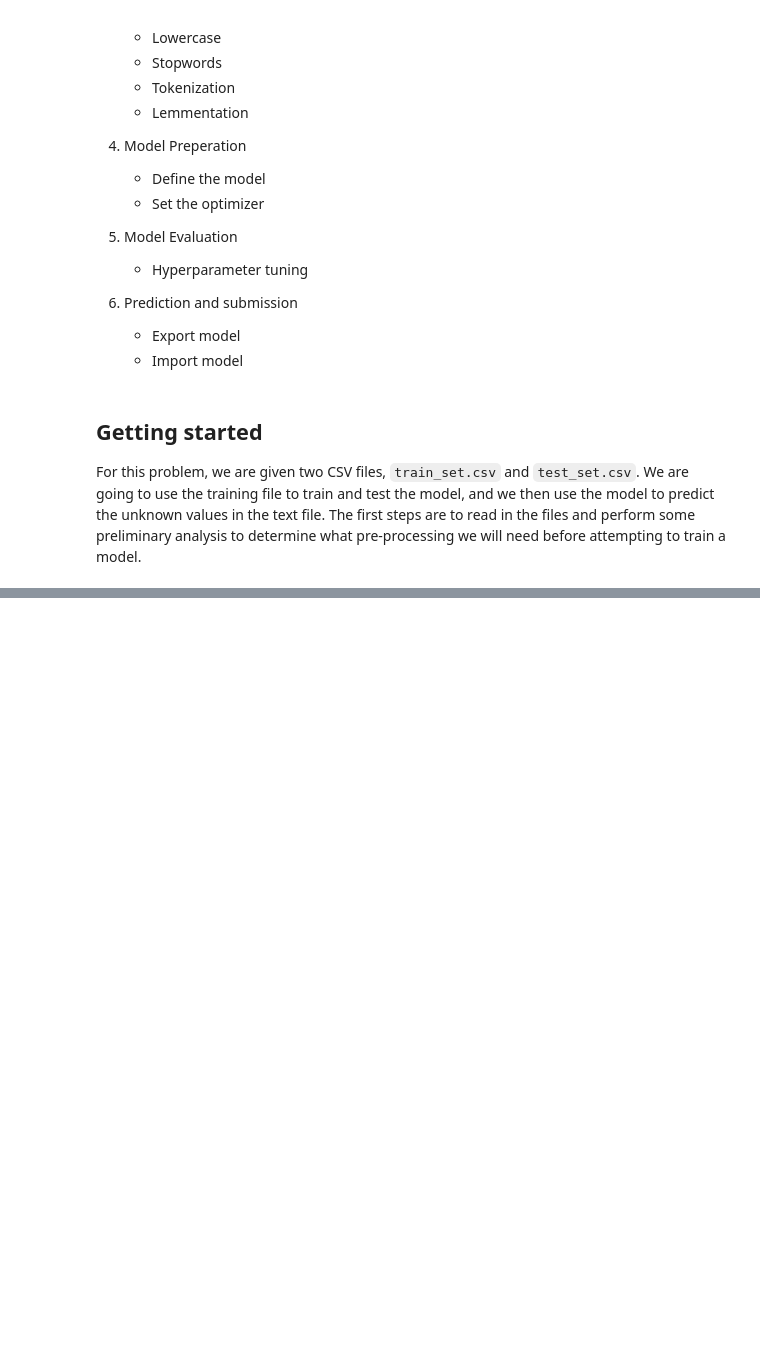
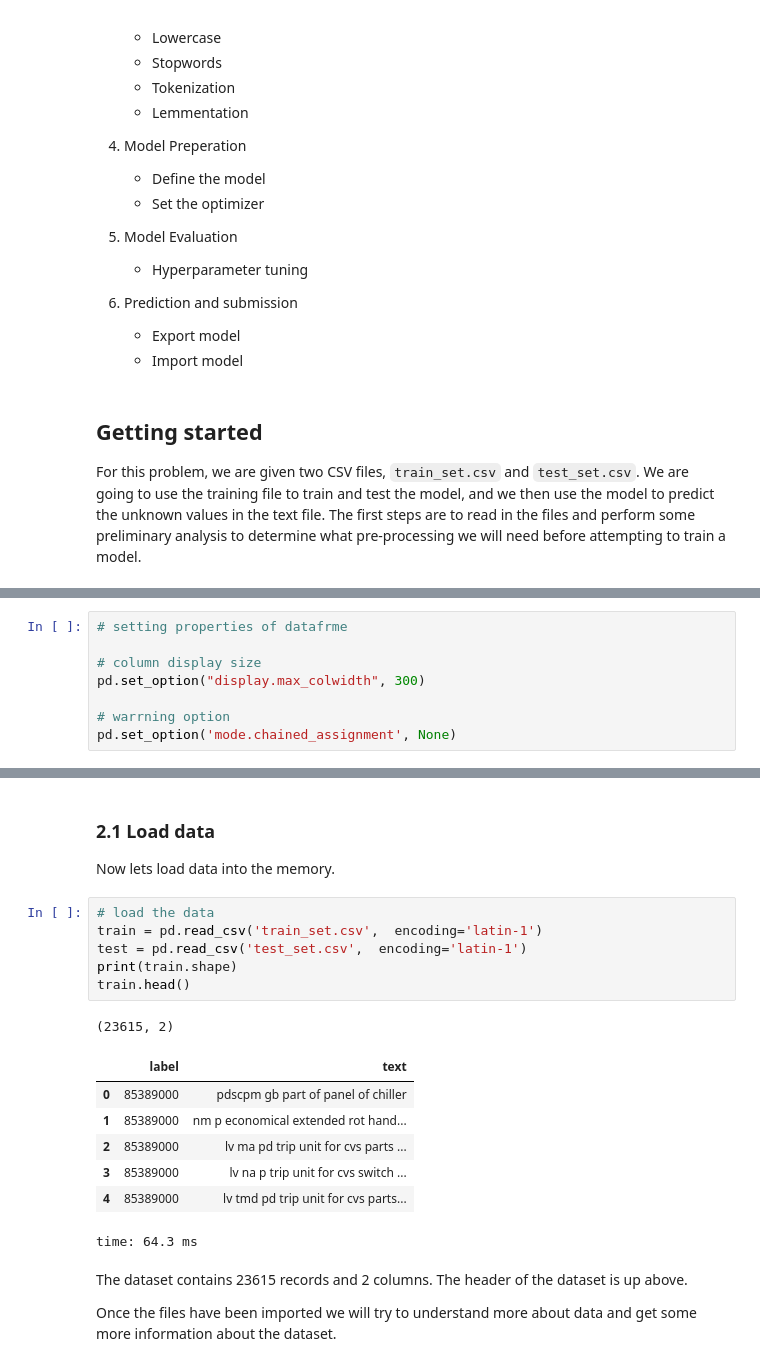
Before and after one commit to ashish-gh/multiclass_classfication_with_imbalanced_dataset, a Jupyter notebook: multiclass_classification_with_imbalanced_dataset.ipynb, the cells around one changed output, grey strips where cells are left out. Saved outputs shown, nothing was run; the diff lists cells and outputs as text; blank space fills up the shorter version.

```diff
--- a/multiclass_classification_with_imbalanced_dataset.ipynb
+++ b/multiclass_classification_with_imbalanced_dataset.ipynb
@@ -36,0 +149,8 @@ For this problem, we are given two CSV files, `train_set.csv` and `test_set.csv`
+# %%
+# setting properties of datafrme
+
+# column display size
+pd.set_option("display.max_colwidth", 300)
+
+# warrning option
+pd.set_option('mode.chained_assignment', None)
@@ -36,0 +165,23 @@ For this problem, we are given two CSV files, `train_set.csv` and `test_set.csv`
+# %% [markdown]
+### 2.1 Load data
+
+Now lets load data into the memory.
+# %%
+# load the data
+train = pd.read_csv('train_set.csv',  encoding='latin-1')
+test = pd.read_csv('test_set.csv',  encoding='latin-1')
+print(train.shape)
+train.head()
+# %% [output]
+(23615, 2)
+|  | label | text |
+| 0 | 85389000 | pdscpm gb part of panel of chiller |
+| 1 | 85389000 | nm p economical extended rot hand... |
+| 2 | 85389000 | lv ma pd trip unit for cvs parts ... |
+| 3 | 85389000 | lv na p trip unit for cvs switch ... |
+| 4 | 85389000 | lv tmd pd trip unit for cvs parts... |
+time: 64.3 ms
+# %% [markdown]
+The dataset contains 23615 records and 2 columns. The header of the dataset is up above.
+
+Once the files have been imported we will try to understand more about data and get some more information about the dataset.
```
Also changed, not shown: parts of 13 cells of this notebook.
